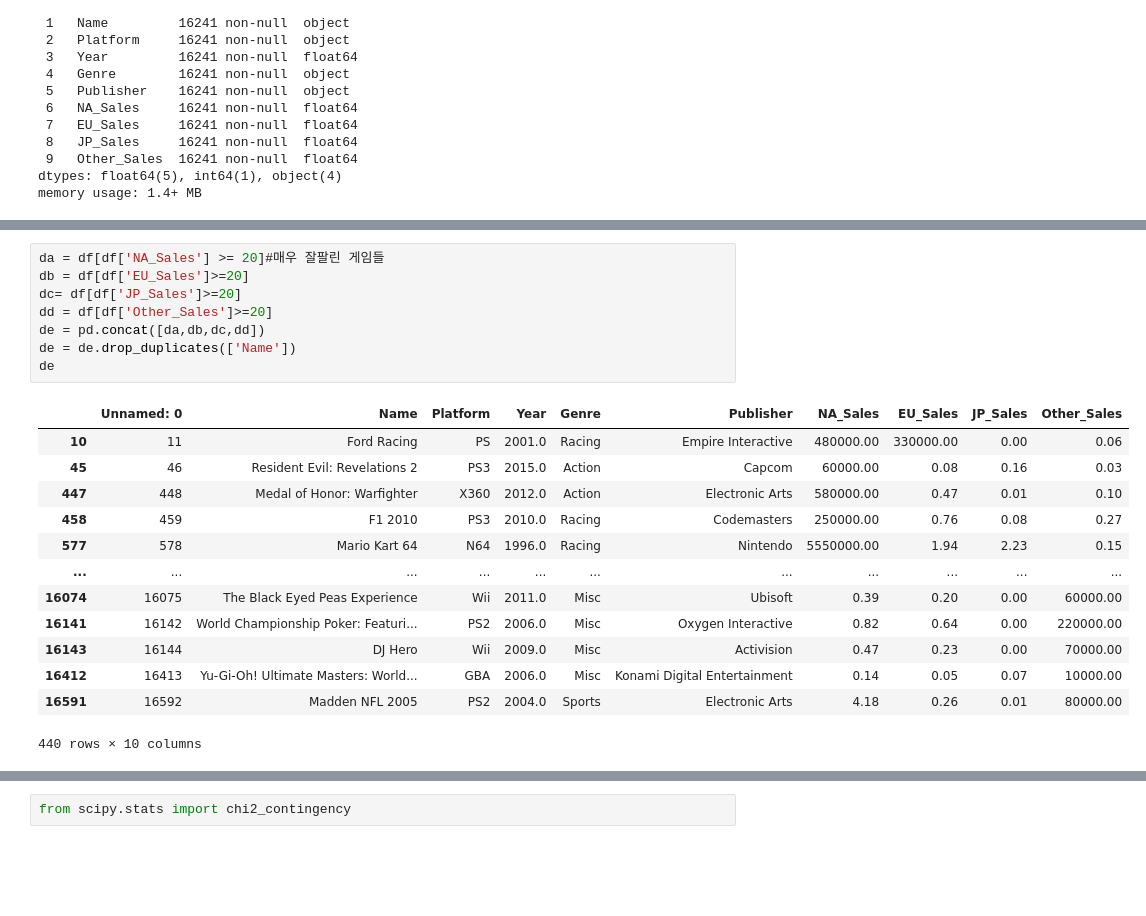
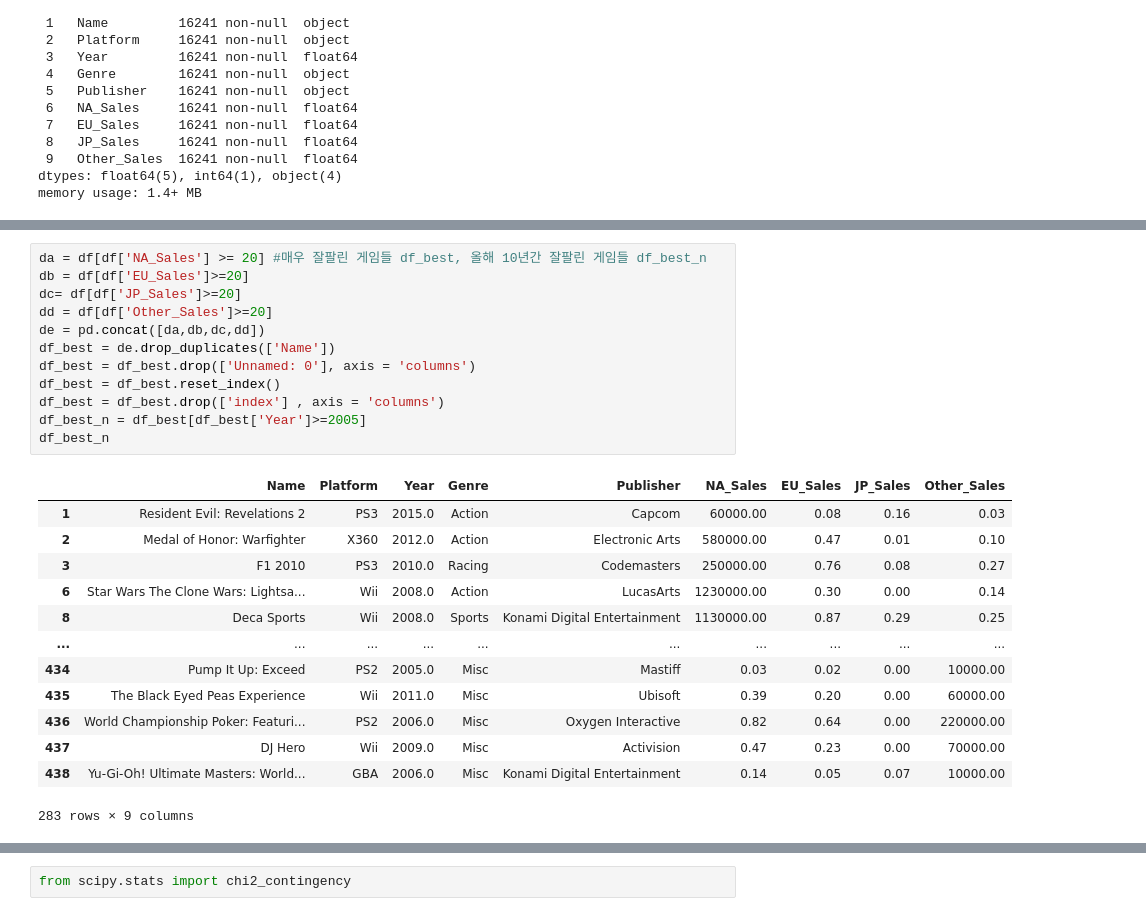
Before and after one commit to nojihun/save, a Jupyter notebook: AI_05_노지훈_section1.ipynb, the cells around one changed output, grey strips where cells are left out. Saved outputs shown, nothing was run; the diff lists cells and outputs as text; blank space fills up the shorter version.

```diff
--- a/AI_05_노지훈_section1.ipynb
+++ b/AI_05_노지훈_section1.ipynb
@@ -80,24 +79,28 @@ df = df.drop(de)
 # %%
-da = df[df['NA_Sales'] >= 20]#매우 잘팔린 게임들
+da = df[df['NA_Sales'] >= 20] #매우 잘팔린 게임들 df_best, 올해 10년간 잘팔린 게임들 df_best_n
 db = df[df['EU_Sales']>=20]
 dc= df[df['JP_Sales']>=20]
 dd = df[df['Other_Sales']>=20]
 de = pd.concat([da,db,dc,dd])
-de = de.drop_duplicates(['Name'])
-de
+df_best = de.drop_duplicates(['Name'])
+df_best = df_best.drop(['Unnamed: 0'], axis = 'columns')
+df_best = df_best.reset_index()
+df_best = df_best.drop(['index'] , axis = 'columns')
+df_best_n = df_best[df_best['Year']>=2005]
+df_best_n
 # %% [output]
-|  | Unnamed: 0 | Name | Platform | Year | Genre | Publisher | NA_Sales | EU_Sales | JP_Sales | Other_Sales |
-| 10 | 11 | Ford Racing | PS | 2001.0 | Racing | Empire Interactive | 480000.00 | 330000.00 | 0.00 | 0.06 |
-| 45 | 46 | Resident Evil: Revelations 2 | PS3 | 2015.0 | Action | Capcom | 60000.00 | 0.08 | 0.16 | 0.03 |
-| 447 | 448 | Medal of Honor: Warfighter | X360 | 2012.0 | Action | Electronic Arts | 580000.00 | 0.47 | 0.01 | 0.10 |
-| 458 | 459 | F1 2010 | PS3 | 2010.0 | Racing | Codemasters | 250000.00 | 0.76 | 0.08 | 0.27 |
-| 577 | 578 | Mario Kart 64 | N64 | 1996.0 | Racing | Nintendo | 5550000.00 | 1.94 | 2.23 | 0.15 |
-| ... | ... | ... | ... | ... | ... | ... | ... | ... | ... | ... |
-| 16074 | 16075 | The Black Eyed Peas Experience | Wii | 2011.0 | Misc | Ubisoft | 0.39 | 0.20 | 0.00 | 60000.00 |
-| 16141 | 16142 | World Championship Poker: Featuri... | PS2 | 2006.0 | Misc | Oxygen Interactive | 0.82 | 0.64 | 0.00 | 220000.00 |
-| 16143 | 16144 | DJ Hero | Wii | 2009.0 | Misc | Activision | 0.47 | 0.23 | 0.00 | 70000.00 |
-| 16412 | 16413 | Yu-Gi-Oh! Ultimate Masters: World... | GBA | 2006.0 | Misc | Konami Digital Entertainment | 0.14 | 0.05 | 0.07 | 10000.00 |
-| 16591 | 16592 | Madden NFL 2005 | PS2 | 2004.0 | Sports | Electronic Arts | 4.18 | 0.26 | 0.01 | 80000.00 |
+|  | Name | Platform | Year | Genre | Publisher | NA_Sales | EU_Sales | JP_Sales | Other_Sales |
+| 1 | Resident Evil: Revelations 2 | PS3 | 2015.0 | Action | Capcom | 60000.00 | 0.08 | 0.16 | 0.03 |
+| 2 | Medal of Honor: Warfighter | X360 | 2012.0 | Action | Electronic Arts | 580000.00 | 0.47 | 0.01 | 0.10 |
+| 3 | F1 2010 | PS3 | 2010.0 | Racing | Codemasters | 250000.00 | 0.76 | 0.08 | 0.27 |
+| 6 | Star Wars The Clone Wars: Lightsa... | Wii | 2008.0 | Action | LucasArts | 1230000.00 | 0.30 | 0.00 | 0.14 |
+| 8 | Deca Sports | Wii | 2008.0 | Sports | Konami Digital Entertainment | 1130000.00 | 0.87 | 0.29 | 0.25 |
+| ... | ... | ... | ... | ... | ... | ... | ... | ... | ... |
+| 434 | Pump It Up: Exceed | PS2 | 2005.0 | Misc | Mastiff | 0.03 | 0.02 | 0.00 | 10000.00 |
+| 435 | The Black Eyed Peas Experience | Wii | 2011.0 | Misc | Ubisoft | 0.39 | 0.20 | 0.00 | 60000.00 |
+| 436 | World Championship Poker: Featuri... | PS2 | 2006.0 | Misc | Oxygen Interactive | 0.82 | 0.64 | 0.00 | 220000.00 |
+| 437 | DJ Hero | Wii | 2009.0 | Misc | Activision | 0.47 | 0.23 | 0.00 | 70000.00 |
+| 438 | Yu-Gi-Oh! Ultimate Masters: World... | GBA | 2006.0 | Misc | Konami Digital Entertainment | 0.14 | 0.05 | 0.07 | 10000.00 |
-440 rows × 10 columns
+283 rows × 9 columns
 # %%
 de = df[df['NA_Sales'] >= 100].index #대박이 나서 평균에 큰 영향을 미치는 것들을 빼는 건데... 이게 맞나??
```
Also changed, not shown: parts of 37 cells of this notebook.
